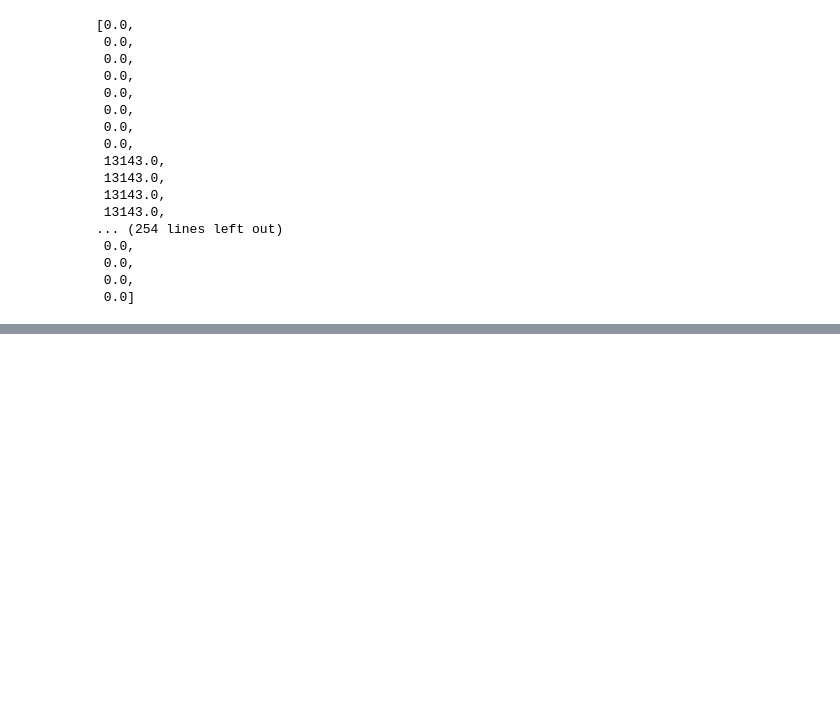
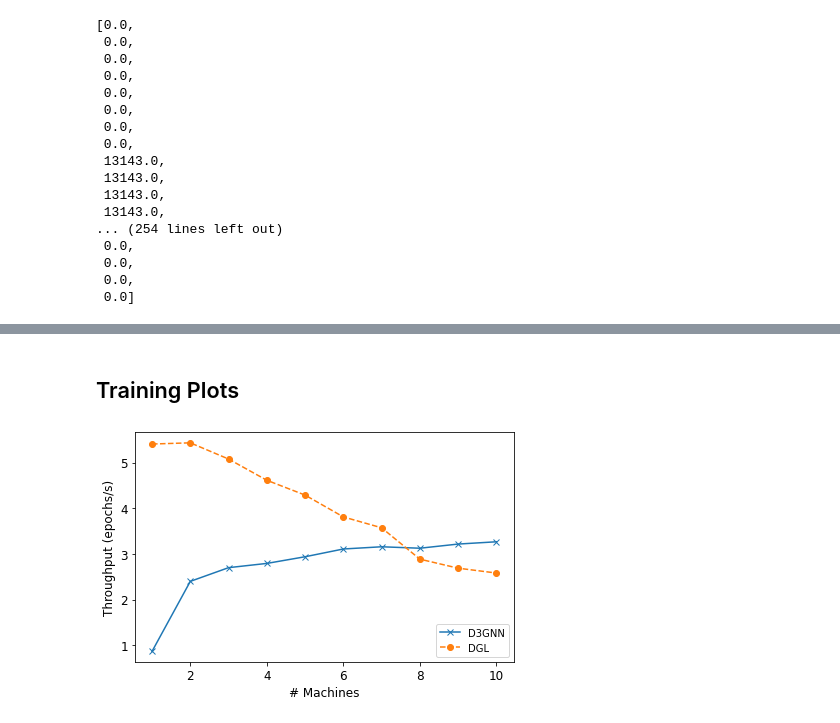
Before and after one commit to Rustam-Warwick/d3-gnn, a Jupyter notebook: helper-scripts/jupyter/Process Flink Metrics.ipynb, the cells around one changed output, grey strips where cells are left out. Saved outputs shown, nothing was run; the diff lists cells and outputs as text; code cells hidden in the pictures; blank space fills up the shorter version.

Commit message:
Training Script working, add epoch calculator and do experiments

```diff
--- a/helper-scripts/jupyter/Process Flink Metrics.ipynb
+++ b/helper-scripts/jupyter/Process Flink Metrics.ipynb
@@ -280,3 +280,16 @@ DGL_WINDOWED_RUNTIME = {
     9: 70.14 + 8,
     10: 70.14 + 8
 }
+
+DGL_EPOCH_PER_SECOND_REDDIT_HYPERLINK = {
+    1: 5.407354001441961,
+    2: 5.433798224959246,
+    3: 5.078720162519045,
+    4: 4.6139649338665025,
+    5: 4.2893909064912785,
+    6: 3.811459789099225,
+    7: 3.5731300619342545,
+    8: 2.886002886002886,
+    9: 2.6886538806237676,
+    10: 2.58212322334433
+}
@@ -655,0 +687,11 @@ streaming_lambda_throughputs[2][0][0]
+# %% [markdown]
+## Training Plots
+# %%
+runtime_this = transform_dict(agg_concat_list(get_aggregated_throughput(entry_folder_name="../../jupyter/metrics/Training", operator_name="GNN Operator - 3", metric_name="epochThroughput"), "mean", "max"), key_fn=lambda x: round(x/13), value_fn=lambda x: x / 10000)
+fig, ax, lines = plot_aggregated_dict(None, [runtime_this, DGL_EPOCH_PER_SECOND_REDDIT_HYPERLINK],["D3GNN", "DGL"], ["x", "o"], ["-", "--"], [None, None], xlabel="# Machines", ylabel="Throughput (epochs/s)",formatter=None)
+
+labs = [l.get_label() for l in lines]
+ax.legend(lines, labs,loc="lower right")
+fig.set_size_inches((6,4))
+# %% [output]
+[figure, added]
```
Also changed, not shown: parts of 10 cells of this notebook, 11 other files.
